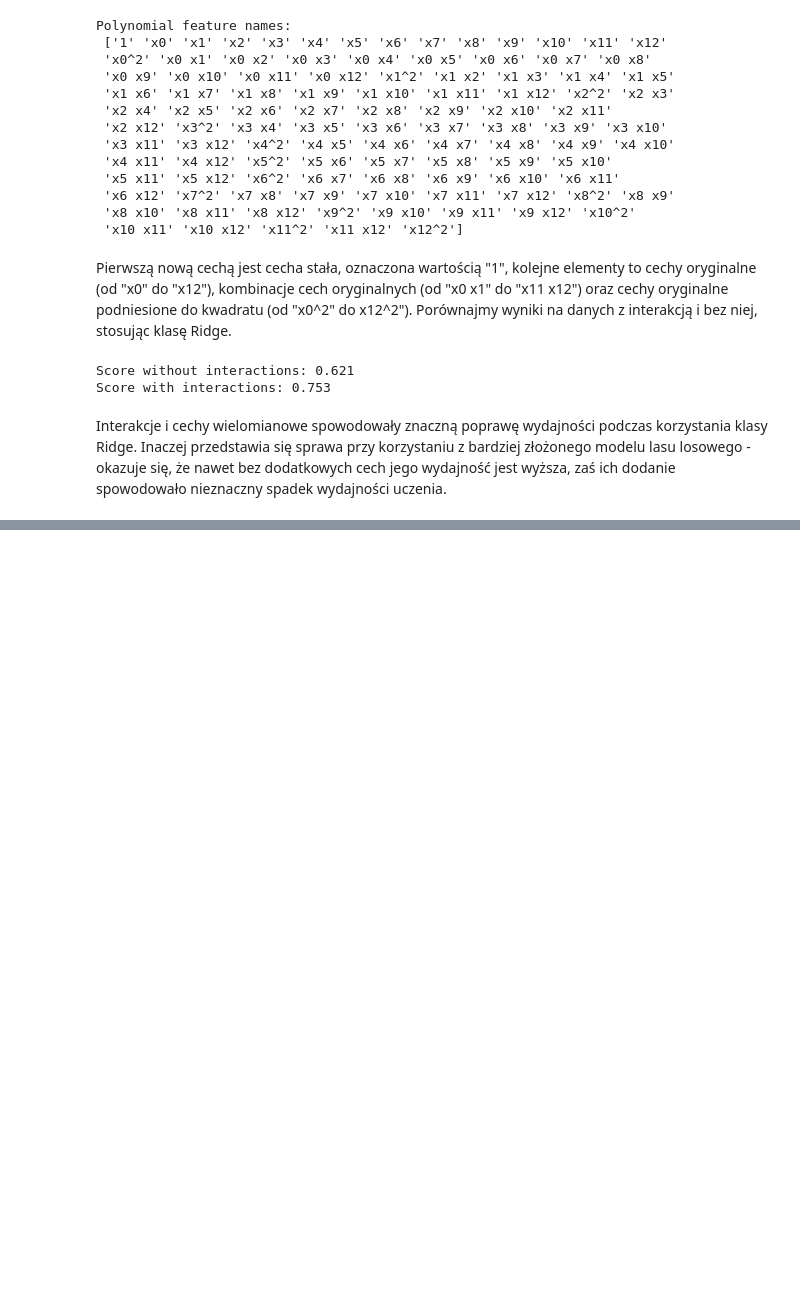
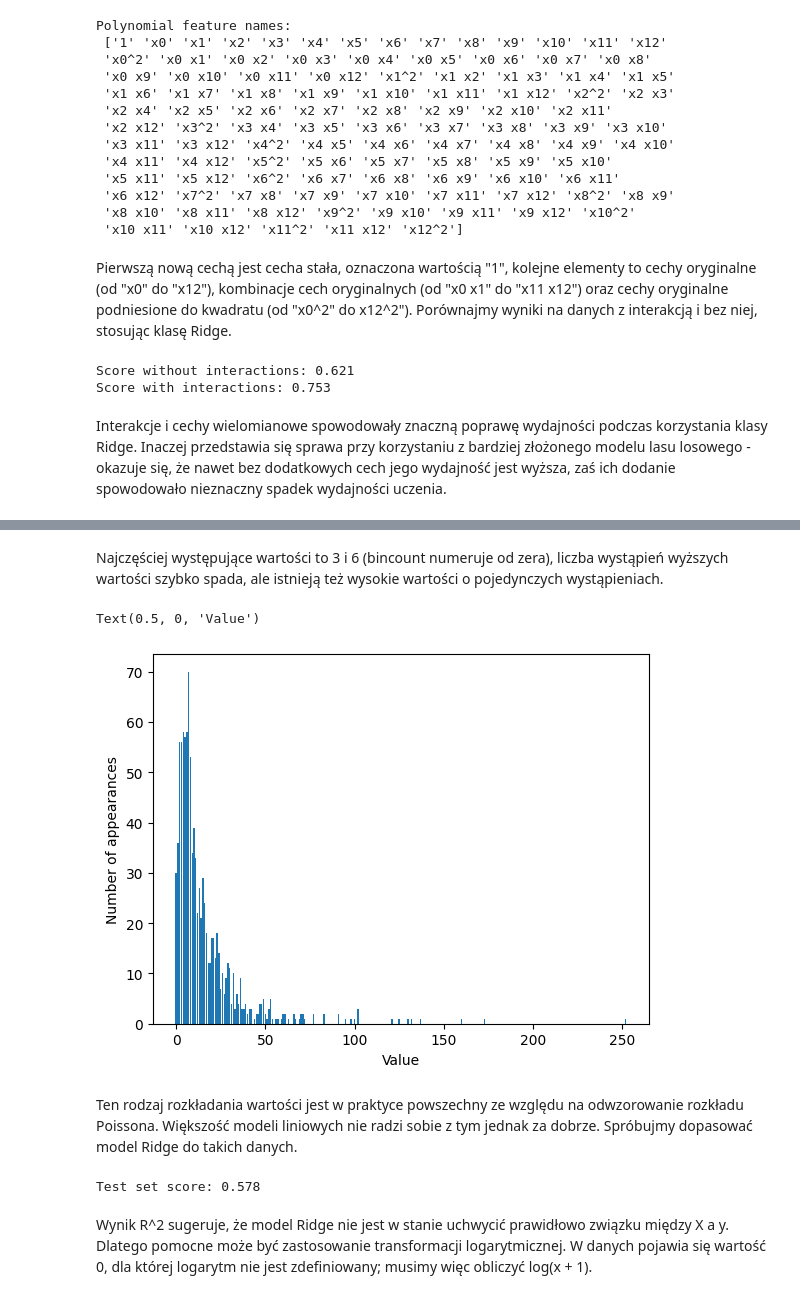
Before and after one commit to jakubtwalczak/Muller_Guido_Introduction_to_ML, a Jupyter notebook: Rozdział_4_reprezentacja_danych_i_inżynieria_cech.ipynb, the cells around one changed output, grey strips where cells are left out. Drawn from its saved outputs; the diff is of its cells as text; code cells hidden in the pictures; blank space fills up the shorter version.

```diff
--- a/Rozdział_4_reprezentacja_danych_i_inżynieria_cech.ipynb
+++ b/Rozdział_4_reprezentacja_danych_i_inżynieria_cech.ipynb
@@ -400,0 +409,9 @@ Score with interactions: 0.765
+# %%
+rnd = np.random.RandomState(0)
+X_org = rnd.normal(size=(1000, 3))
+w = rnd.normal(size=3)
+X = np.random.poisson(10 * np.exp(X_org))
+y = np.dot(X_org, w)
+
+print(f"First 10 samples: {X[:10]}")
+print(f"First 10 targets: {y[:10]}")
@@ -400,0 +442,21 @@ Score with interactions: 0.765
+# %% [markdown]
+Najczęściej występujące wartości to 3 i 6 (bincount numeruje od zera), liczba wystąpień wyższych wartości szybko spada, ale istnieją też wysokie wartości o pojedynczych wystąpieniach.
+# %%
+bins = np.bincount(X[:, 1])
+plt.bar(range(len(bins)), bins)
+plt.ylabel("Number of appearances")
+plt.xlabel("Value")
+# %% [output]
+Text(0.5, 0, 'Value')
+[figure, added]
+# %% [markdown]
+Ten rodzaj rozkładania wartości jest w praktyce powszechny ze względu na odwzorowanie rozkładu Poissona. Większość modeli liniowych nie radzi sobie z tym jednak za dobrze. Spróbujmy dopasować model Ridge do takich danych.
+# %%
+from sklearn.linear_model import Ridge
+X_train, X_test, y_train, y_test = train_test_split(X, y, random_state=0)
+ridge = Ridge().fit(X_train, y_train)
+print("Test set score: {:.3f}".format(ridge.score(X_test, y_test)))
+# %% [output]
+Test set score: 0.578
+# %% [markdown]
+Wynik R^2 sugeruje, że model Ridge nie jest w stanie uchwycić prawidłowo związku między X a y. Dlatego pomocne może być zastosowanie transformacji logarytmicznej. W danych pojawia się wartość 0, dla której logarytm nie jest zdefiniowany; musimy więc obliczyć log(x + 1).
```
Also changed, not shown: parts of 12 cells of this notebook.
